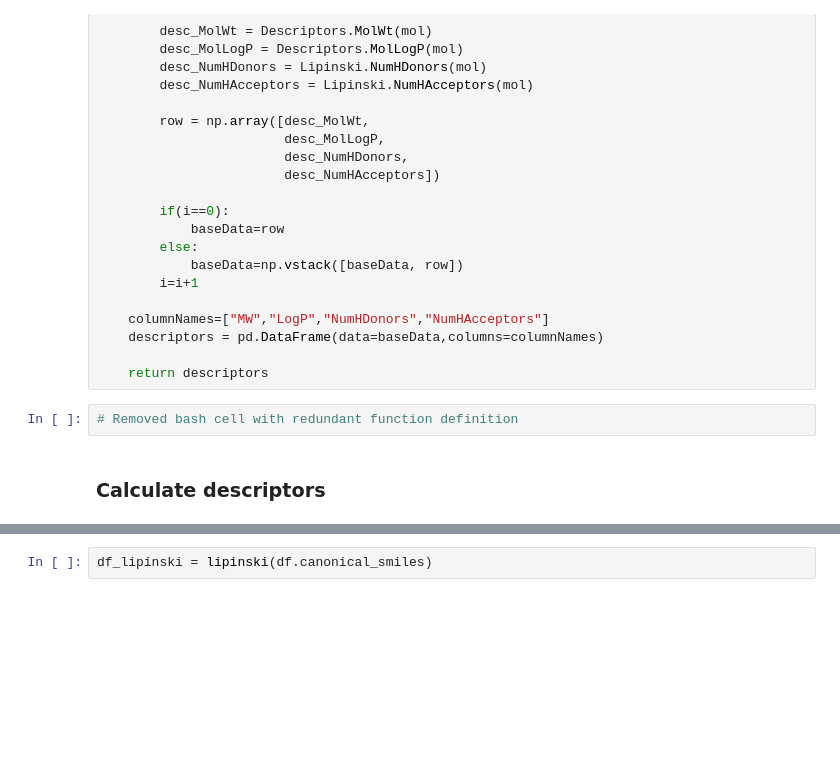
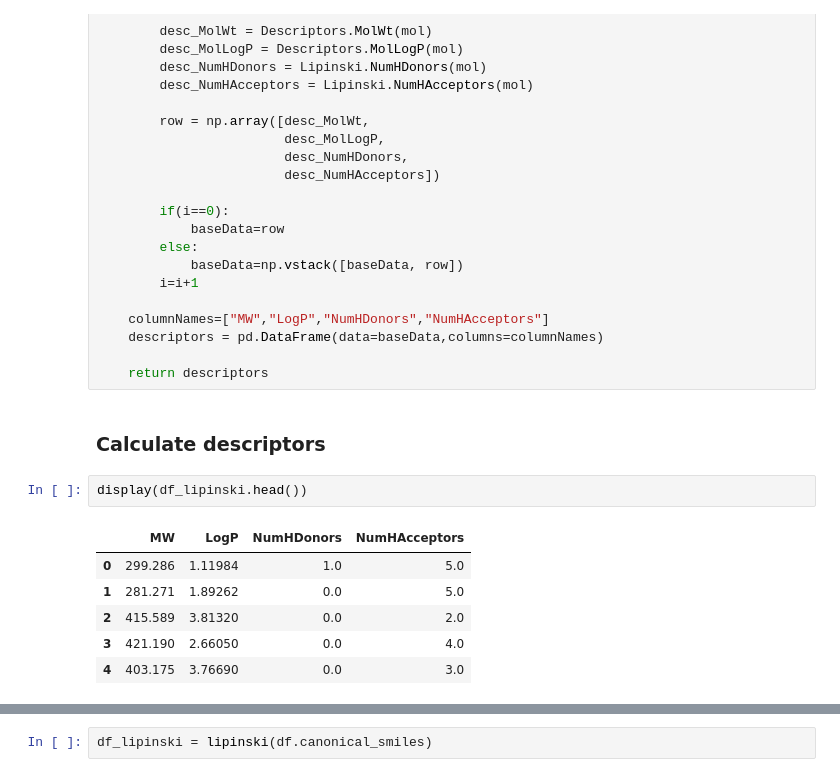
Before and after one commit to RIDDHI1624/Drug-Discovery, a Jupyter notebook: python/CDD_ML_Part_2_Exploratory_Data_Analysis.ipynb, the cells around one changed output, grey strips where cells are left out. Saved outputs shown, nothing was run; the diff lists cells and outputs as text; blank space fills up the shorter version.

```diff
--- a/python/CDD_ML_Part_2_Exploratory_Data_Analysis.ipynb
+++ b/python/CDD_ML_Part_2_Exploratory_Data_Analysis.ipynb
@@ -77,10 +77,17 @@ def lipinski(smiles, verbose=False):
     descriptors = pd.DataFrame(data=baseData,columns=columnNames)
 
     return descriptors
-# %%
-# Removed bash cell with redundant function definition
 # %% [markdown]
 ### **Calculate descriptors**
+# %%
+display(df_lipinski.head())
+# %% [output]
+|  | MW | LogP | NumHDonors | NumHAcceptors |
+| 0 | 299.286 | 1.11984 | 1.0 | 5.0 |
+| 1 | 281.271 | 1.89262 | 0.0 | 5.0 |
+| 2 | 415.589 | 3.81320 | 0.0 | 2.0 |
+| 3 | 421.190 | 2.66050 | 0.0 | 4.0 |
+| 4 | 403.175 | 3.76690 | 0.0 | 3.0 |
 # %%
 !pip install rdkit-pypi
 # %% [output]
```
Also changed, not shown: parts of 4 cells of this notebook.
